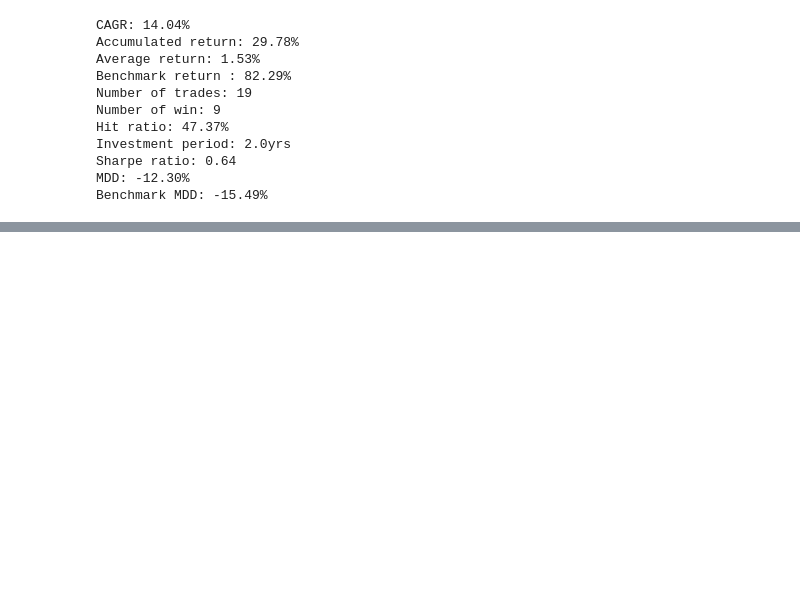
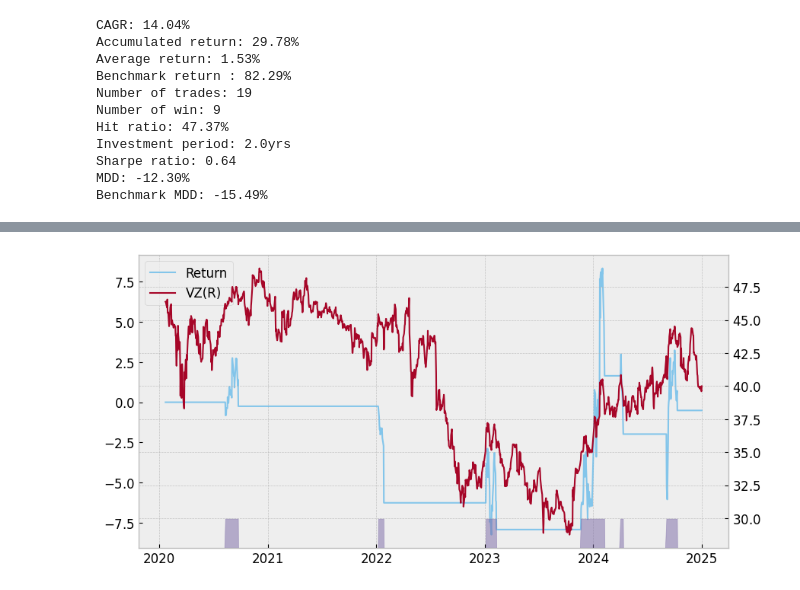
Before and after one commit to djimme/finterstellarDJ, a Jupyter notebook: Quant ch3.ipynb, the cells around one changed output, grey strips where cells are left out. Drawn from its saved outputs; the diff is of its cells as text; code cells hidden in the pictures; blank space fills up the shorter version.

```diff
--- a/Quant ch3.ipynb
+++ b/Quant ch3.ipynb
@@ -115,0 +232,4 @@ fs.draw_trade_results(df_msft)
+# %%
+fs.draw_trade_results(df_vz)
+# %% [output]
+[figure, added]
```
Also changed, not shown: parts of 13 cells of this notebook.
